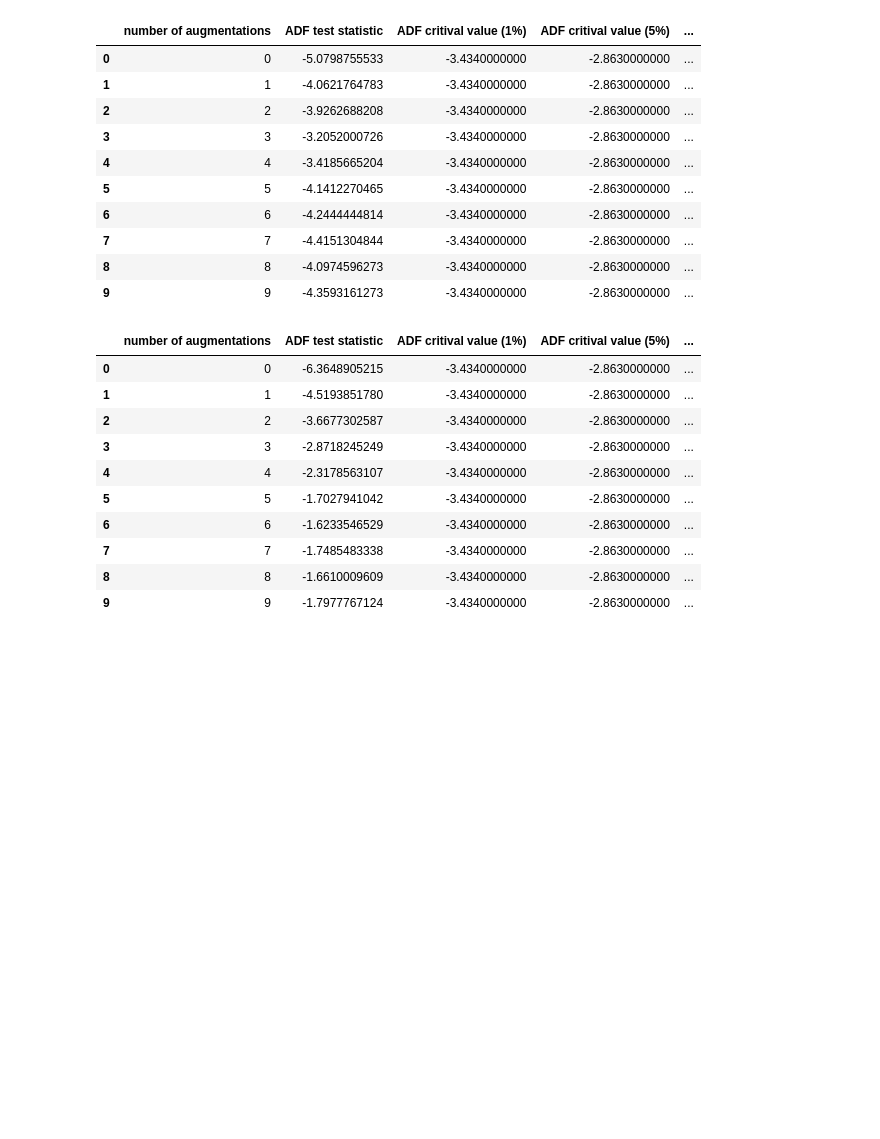
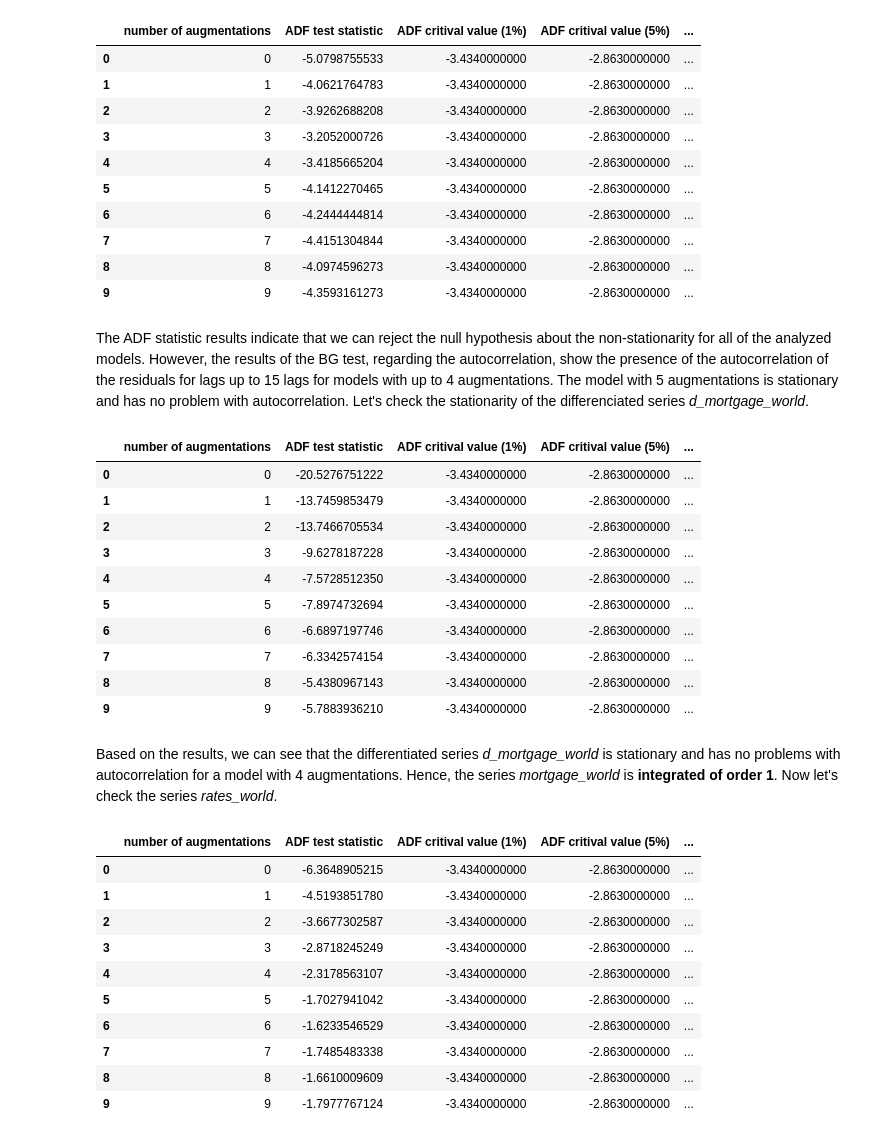
Before and after one commit to asmisiak/TSA_project, a Jupyter notebook: TSA_project.ipynb, the cells around one changed output. Cells and saved outputs as stored; diff of their text form; code cells hidden in the pictures; blank space fills up the shorter version.

```diff
--- a/TSA_project.ipynb
+++ b/TSA_project.ipynb
@@ -223,4 +236,22 @@ adf_test(data['mortgage_world'])
 | 7 | 7 | -4.4151304844 | -3.4340000000 | -2.8630000000 | ... |
 | 8 | 8 | -4.0974596273 | -3.4340000000 | -2.8630000000 | ... |
 | 9 | 9 | -4.3593161273 | -3.4340000000 | -2.8630000000 | ... |
+# %% [markdown]
+The ADF statistic results indicate that we can reject the null hypothesis about the non-stationarity for all of the analyzed models. However, the results of the BG test, regarding the autocorrelation, show the presence of the autocorrelation of the residuals for lags up to 15 lags for models with up to 4 augmentations. The model with 5 augmentations is stationary and has no problem with autocorrelation. Let's check the stationarity of the differenciated series *d_mortgage_world*.
+# %%
+adf_test(data['d_mortgage_world'])
+# %% [output]
+|  | number of augmentations | ADF test statistic | ADF critival value (1%) | ADF critival value (5%) | ... |
+| 0 | 0 | -20.5276751222 | -3.4340000000 | -2.8630000000 | ... |
+| 1 | 1 | -13.7459853479 | -3.4340000000 | -2.8630000000 | ... |
+| 2 | 2 | -13.7466705534 | -3.4340000000 | -2.8630000000 | ... |
+| 3 | 3 | -9.6278187228 | -3.4340000000 | -2.8630000000 | ... |
+| 4 | 4 | -7.5728512350 | -3.4340000000 | -2.8630000000 | ... |
+| 5 | 5 | -7.8974732694 | -3.4340000000 | -2.8630000000 | ... |
+| 6 | 6 | -6.6897197746 | -3.4340000000 | -2.8630000000 | ... |
+| 7 | 7 | -6.3342574154 | -3.4340000000 | -2.8630000000 | ... |
+| 8 | 8 | -5.4380967143 | -3.4340000000 | -2.8630000000 | ... |
+| 9 | 9 | -5.7883936210 | -3.4340000000 | -2.8630000000 | ... |
+# %% [markdown]
+Based on the results, we can see that the differentiated series *d_mortgage_world* is stationary and has no problems with autocorrelation for a model with 4 augmentations. Hence, the series *mortgage_world* is **integrated of order 1**. Now let's check the series *rates_world*.
 # %%
```
Also changed, not shown: parts of 34 cells of this notebook.
